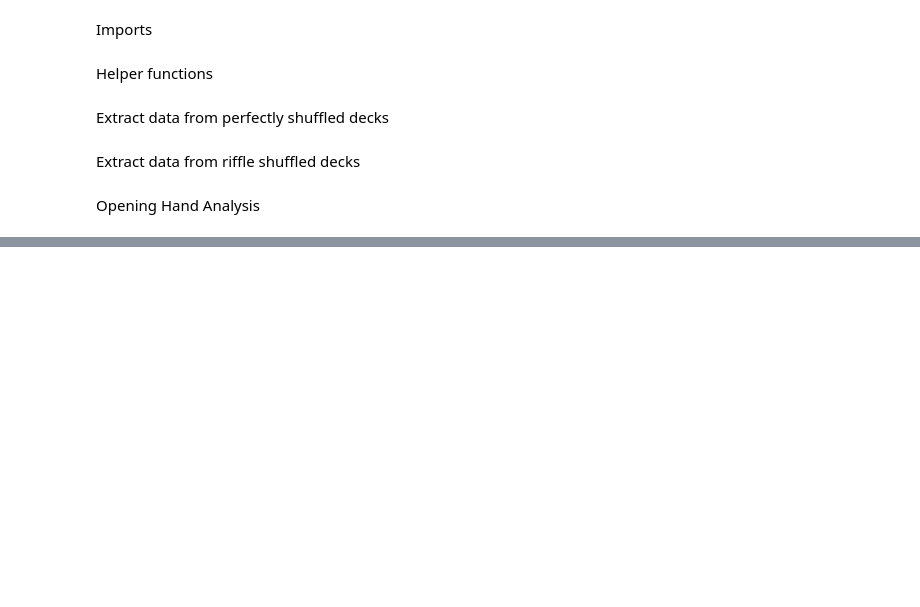
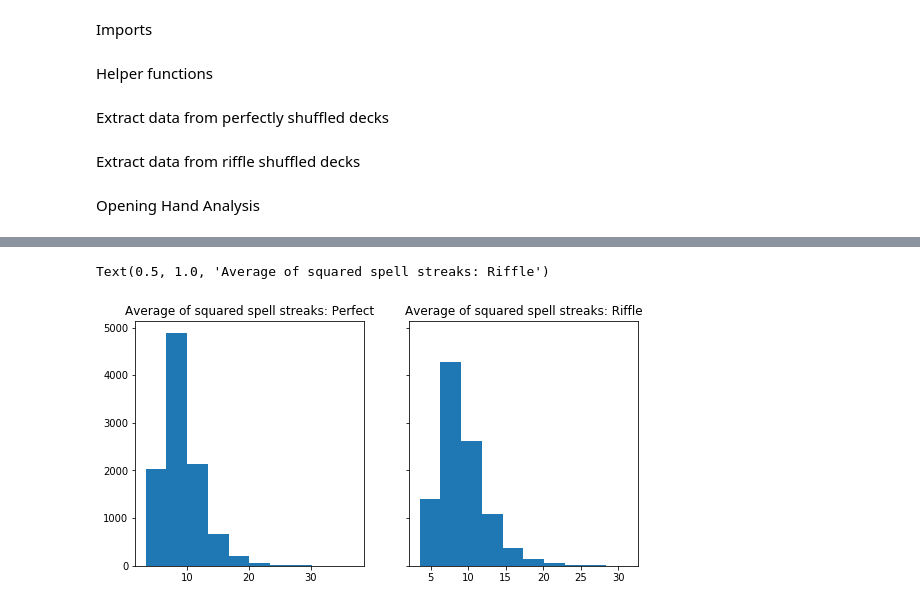
Before and after one commit to juanibiapina/shuffle, a Jupyter notebook: Shuffle Analysis.ipynb, the cells around one changed output, grey strips where cells are left out. Cells and saved outputs as stored; diff of their text form; code cells hidden in the pictures; blank space fills up the shorter version.

```diff
--- a/Shuffle Analysis.ipynb
+++ b/Shuffle Analysis.ipynb
@@ -288,0 +313,12 @@ axes[1].set_xlim((min(data), max(data)))
+# %%
+fig, axes = plt.subplots(1, 2, sharey=True, figsize=(9, 4.5))
+
+axes[0].hist(p_avg1_spell_streaks)
+axes[0].set_title("Average of squared spell streaks: Perfect")
+
+
+axes[1].hist(avg1_spell_streaks)
+axes[1].set_title("Average of squared spell streaks: Riffle")
+# %% [output]
+Text(0.5, 1.0, 'Average of squared spell streaks: Riffle')
+[figure, added]
```
Also changed, not shown: parts of 10 cells of this notebook.
